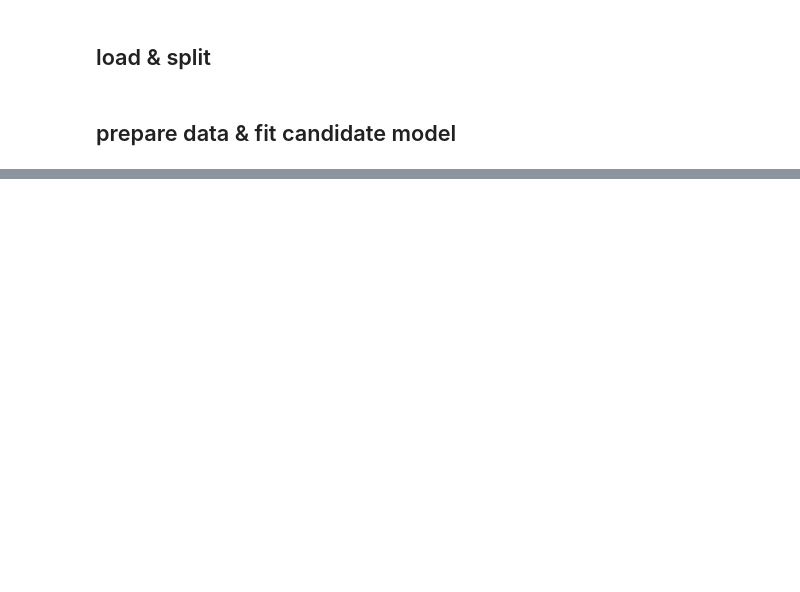
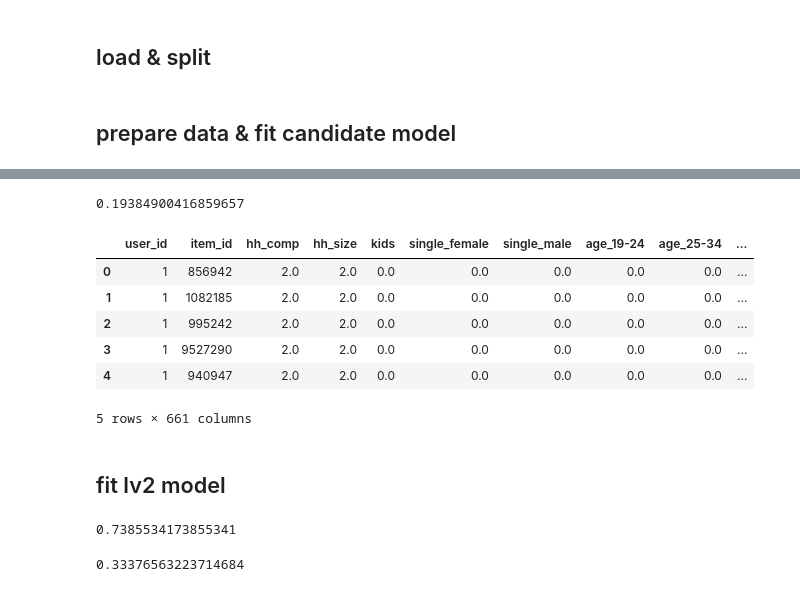
Before and after one commit to j2cry/gb_recommends, a Jupyter notebook: hw6/hw6.ipynb, the cells around one changed output, grey strips where cells are left out. Saved outputs shown, nothing was run; the diff lists cells and outputs as text; code cells hidden in the pictures; blank space fills up the shorter version.

```diff
--- a/hw6/hw6.ipynb
+++ b/hw6/hw6.ipynb
@@ -53,9 +69,9 @@ candidate_params = {
     'item_to_idx': pre.item_to_idx,
     'user_to_idx': pre.user_to_idx
 }
-n_candidates = 60
+n_candidates = 50
 cm = CandidateModel('TFIDF', **candidate_params)
-cm.fit(K=1)     # TFIDF own recommender
-predicts = cm.predict(true_lv1['user_id'], N=n_candidates)
-calc_mean_metric(recall_at_k, true_lv1['actual'], predicts, k=n_candidates)
+cm.fit(K=1)
+cand_predicts = cm.predict(true_lv1['user_id'], N=n_candidates)
+calc_mean_metric(recall_at_k, true_lv1['actual'], cand_predicts, k=n_candidates)
 # %% [output]
@@ -62,0 +83,17 @@ calc_mean_metric(recall_at_k, true_lv1['actual'], predicts, k=n_candidates)
+# %%
+# markup candidates
+candidates = pd.DataFrame.from_dict(cand_predicts.to_dict(), orient='index').set_index(true_lv1['user_id'])
+candidates = candidates.stack().reset_index(level=1, drop=True).rename('item_id').reset_index()
+
+# merge candidates with real items
+target_lv2 = train_lv2_base[['user_id', 'item_id']].drop_duplicates().copy()
+target_lv2['target'] = 1      # set flag means this item was really bought
+data_lv2 = candidates.merge(target_lv2, on=['user_id', 'item_id'], how='left').fillna(0)
+train_lv2_empty = data_lv2.drop(columns='target')
+true_lv2 = data_lv2['target']
+# %%
+# доля релевантных товаров среди кандидатов
+zeros, ones = data_lv2['target'].value_counts()
+ones / (ones + zeros)
+# %% [output]
+0.19384900416859657
@@ -62,0 +103,38 @@ calc_mean_metric(recall_at_k, true_lv1['actual'], predicts, k=n_candidates)
+# %%
+# load items data
+item_data = pd.read_csv('product.csv')
+item_data.columns = item_data.columns.str.lower()
+item_data.rename(columns={'product_id': 'item_id'}, inplace=True)
+
+# keep_cols = ['item_id', 'manufacturer', 'sub_commodity_desc']
+keep_cols = ['item_id', 'department', 'manufacturer', 'brand']
+item_data = item_data[keep_cols]
+
+item_features = pd.DataFrame(pre.train_uim.columns)
+item_features = item_features.merge(item_data, on='item_id', how='left')
+item_features.set_index('item_id', inplace=True)
+item_features = pd.get_dummies(item_features, columns=item_features.columns.tolist())
+# del item_data
+# %%
+user_features = pd.read_csv('../hw5/user_features_corrected.csv')
+train_lv2 = train_lv2_empty.merge(user_features, on='user_id', how='left').fillna(0)
+train_lv2 = train_lv2.merge(item_features, on='item_id', how='left').fillna(0)
+# %%
+train_lv2.head()
+# %% [output]
+|  | user_id | item_id | hh_comp | hh_size | kids | single_female | single_male | age_19-24 | age_25-34 | ... |
+| 0 | 1 | 856942 | 2.0 | 2.0 | 0.0 | 0.0 | 0.0 | 0.0 | 0.0 | ... |
+| 1 | 1 | 1082185 | 2.0 | 2.0 | 0.0 | 0.0 | 0.0 | 0.0 | 0.0 | ... |
+| 2 | 1 | 995242 | 2.0 | 2.0 | 0.0 | 0.0 | 0.0 | 0.0 | 0.0 | ... |
+| 3 | 1 | 9527290 | 2.0 | 2.0 | 0.0 | 0.0 | 0.0 | 0.0 | 0.0 | ... |
+| 4 | 1 | 940947 | 2.0 | 2.0 | 0.0 | 0.0 | 0.0 | 0.0 | 0.0 | ... |
+5 rows × 661 columns
+# %% [markdown]
+## fit lv2 model
+# %%
+model = LGBMClassifier()
+model.fit(train_lv2, true_lv2)
+
+precision_score(true_lv2, model.predict(train_lv2))
+# %% [output]
+0.7385534173855341
@@ -62,0 +151,4 @@ calc_mean_metric(recall_at_k, true_lv1['actual'], predicts, k=n_candidates)
+# %%
+calc_mean_metric(precision_at_k, true_lv1['actual'], recommends.reset_index(drop=True), k=k)
+# %% [output]
+0.33376563223714684
```
Also changed, not shown: parts of 10 cells of this notebook, 21 other files.
